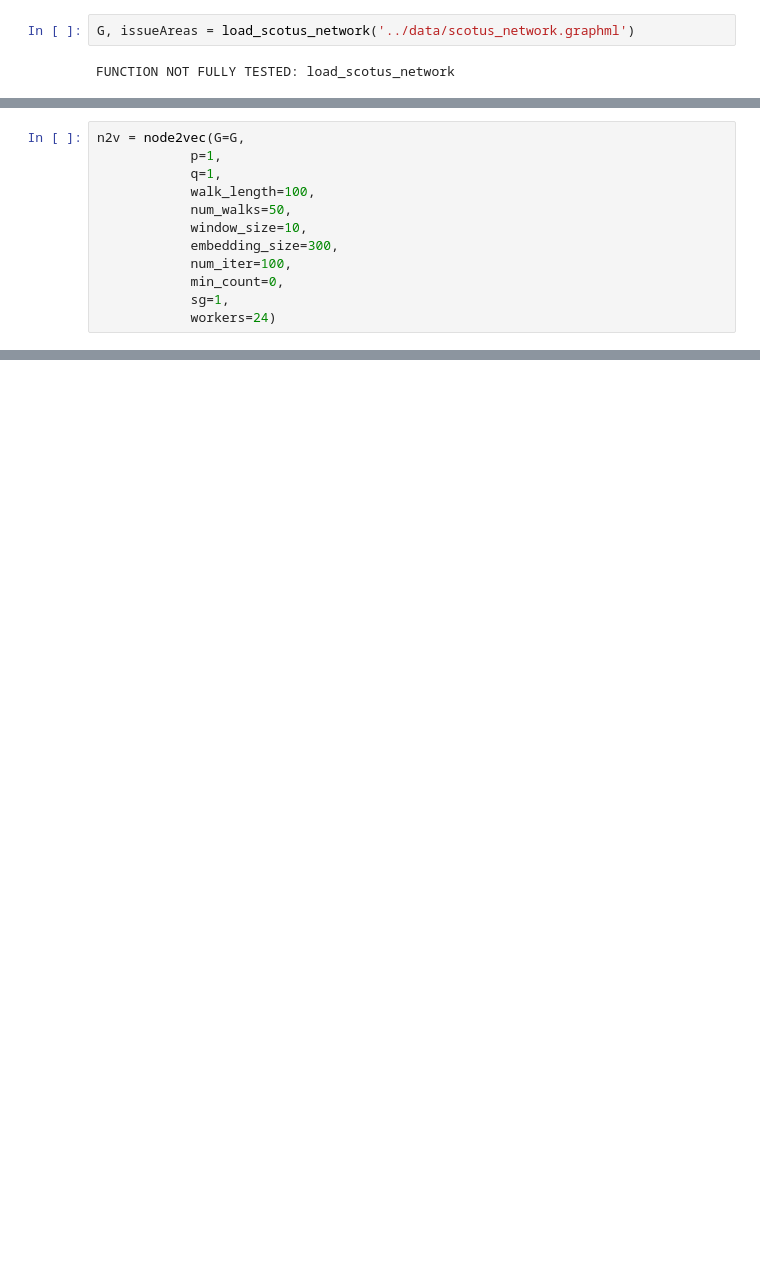
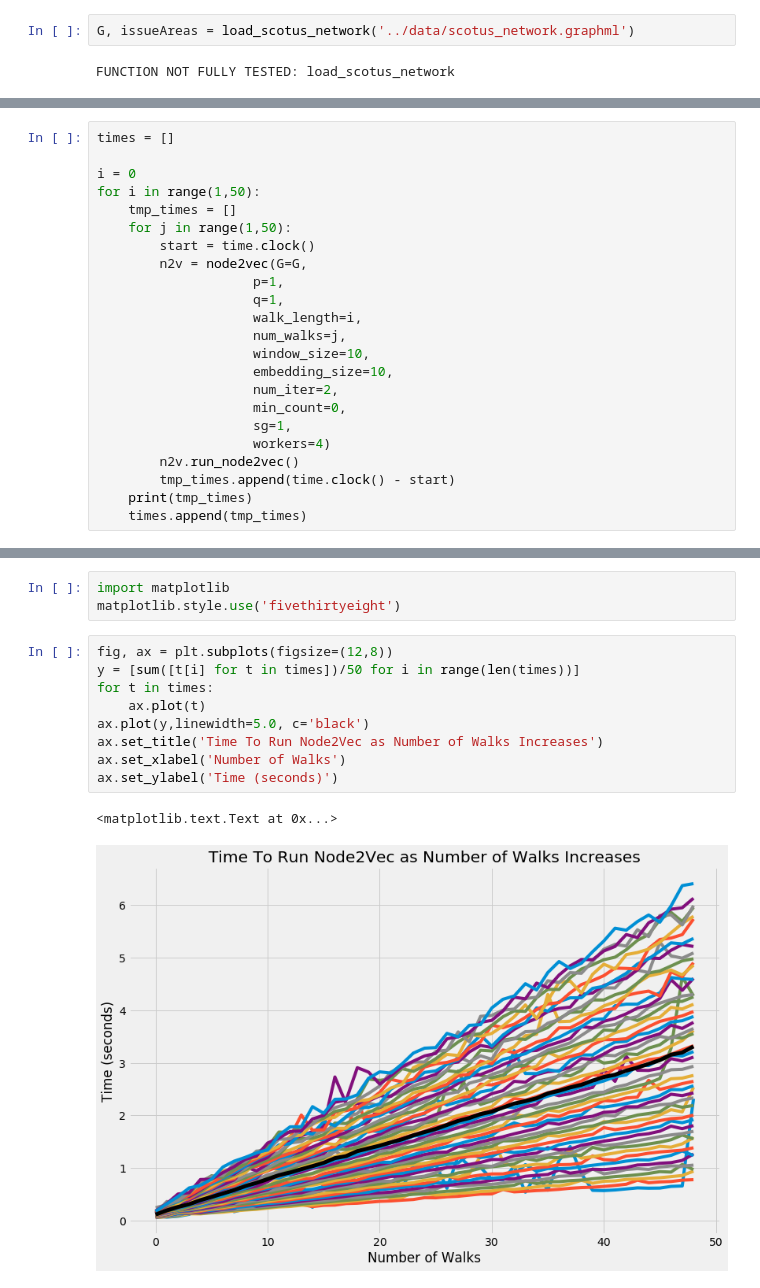
Before and after one commit to ethankoch4/unc_honor_thesis, a Jupyter notebook: code/explore_node2vec.ipynb, the cells around one changed output, grey strips where cells are left out. Drawn from its saved outputs; the diff is of its cells as text; blank space fills up the shorter version.

```diff
--- a/code/explore_node2vec.ipynb
+++ b/code/explore_node2vec.ipynb
@@ -21,13 +31,24 @@ del issueAreas
 from node2vec.node2vec import node2vec
 # %%
-n2v = node2vec(G=G,
-            p=1,
-            q=1,
-            walk_length=100,
-            num_walks=50,
-            window_size=10,
-            embedding_size=300,
-            num_iter=100,
-            min_count=0,
-            sg=1,
-            workers=24)
+times = []
+
+i = 0
+for i in range(1,50):
+    tmp_times = []
+    for j in range(1,50):
+        start = time.clock()
+        n2v = node2vec(G=G,
+                    p=1,
+                    q=1,
+                    walk_length=i,
+                    num_walks=j,
+                    window_size=10,
+                    embedding_size=10,
+                    num_iter=2,
+                    min_count=0,
+                    sg=1,
+                    workers=4)
+        n2v.run_node2vec()
+        tmp_times.append(time.clock() - start)
+    print(tmp_times)
+    times.append(tmp_times)
@@ -41,0 +77,15 @@ print('NODE2VEC SCRIPT COMPLETE.')
+# %%
+import matplotlib
+matplotlib.style.use('fivethirtyeight')
+# %%
+fig, ax = plt.subplots(figsize=(12,8))
+y = [sum([t[i] for t in times])/50 for i in range(len(times))]
+for t in times:
+    ax.plot(t)
+ax.plot(y,linewidth=5.0, c='black')
+ax.set_title('Time To Run Node2Vec as Number of Walks Increases')
+ax.set_xlabel('Number of Walks')
+ax.set_ylabel('Time (seconds)')
+# %% [output]
+<matplotlib.text.Text at 0x...>
+[figure, added]
```
Also changed, not shown: parts of 11 cells of this notebook, 2 other files.
